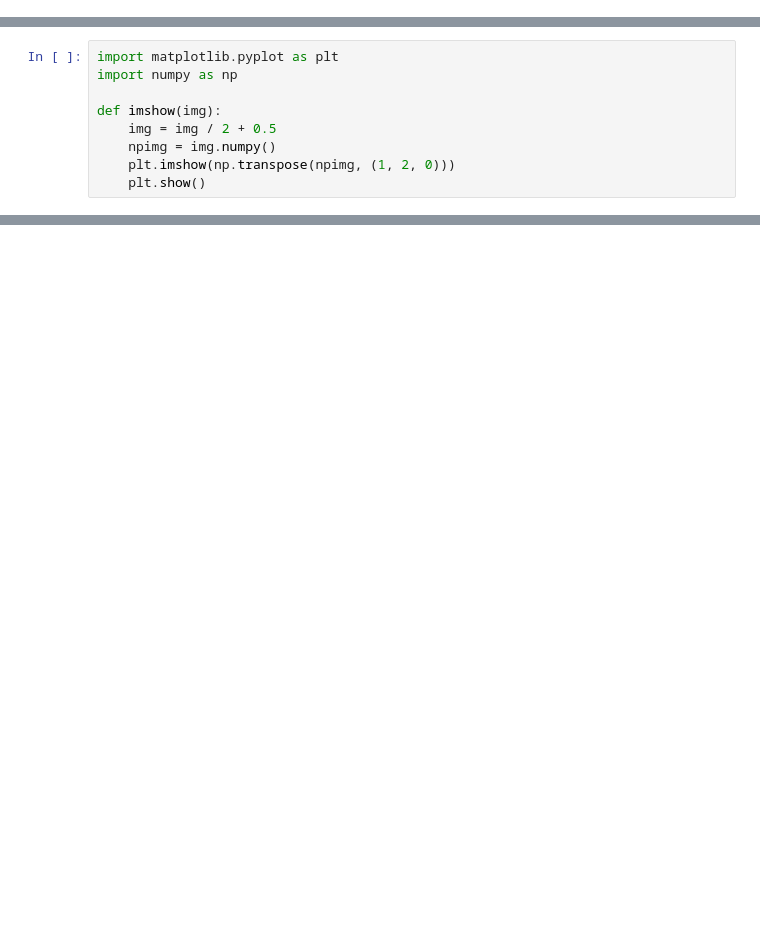
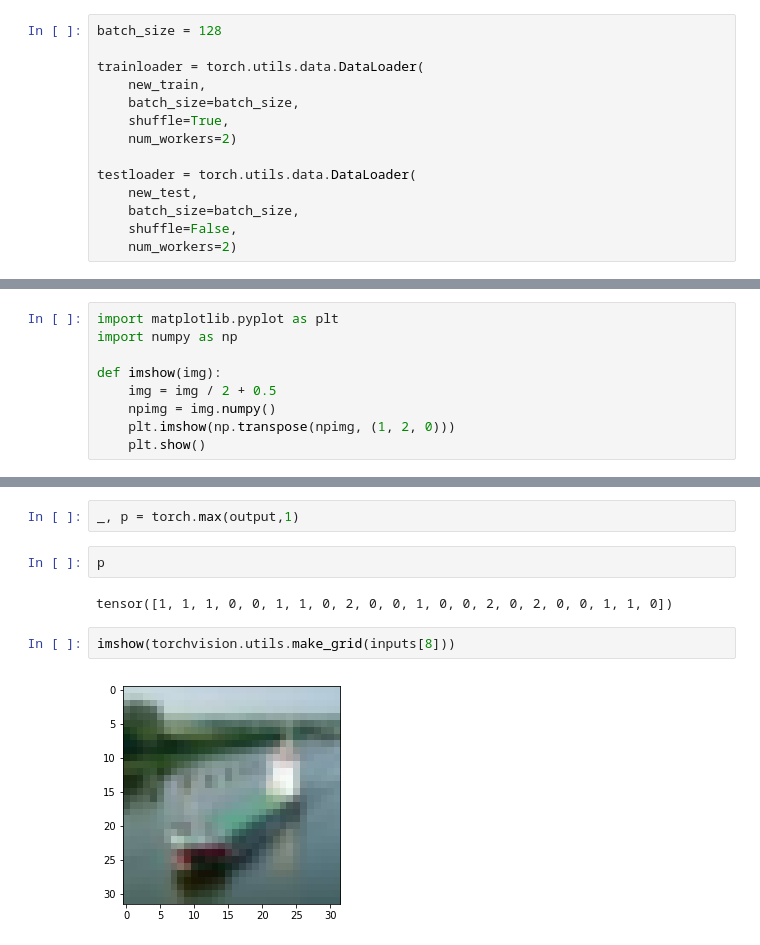
Before and after one commit to takitaki7474/m2-research-prototype, a Jupyter notebook: notebook/pytorch_inference.ipynb, the cells around one changed output, grey strips where cells are left out. Drawn from its saved outputs; the diff is of its cells as text; blank space fills up the shorter version.

```diff
--- a/notebook/pytorch_inference.ipynb
+++ b/notebook/pytorch_inference.ipynb
@@ -77,0 +84,14 @@ new_train, new_test = get_specific_label_dataset(class_label_list, trainset, tes
+# %%
+batch_size = 128
+
+trainloader = torch.utils.data.DataLoader(
+    new_train,
+    batch_size=batch_size,
+    shuffle=True,
+    num_workers=2)
+
+testloader = torch.utils.data.DataLoader(
+    new_test,
+    batch_size=batch_size,
+    shuffle=False,
+    num_workers=2)
@@ -96,0 +164,10 @@ SyntaxError: invalid syntax (<ipython-input-17-73ba891e3b11>, line 1)
+# %%
+_, p = torch.max(output,1)
+# %%
+p
+# %% [output]
+tensor([1, 1, 1, 0, 0, 1, 1, 0, 2, 0, 0, 1, 0, 0, 2, 0, 2, 0, 0, 1, 1, 0])
+# %%
+imshow(torchvision.utils.make_grid(inputs[8]))
+# %% [output]
+[figure, added]
```
Also changed, not shown: parts of 15 cells of this notebook.
